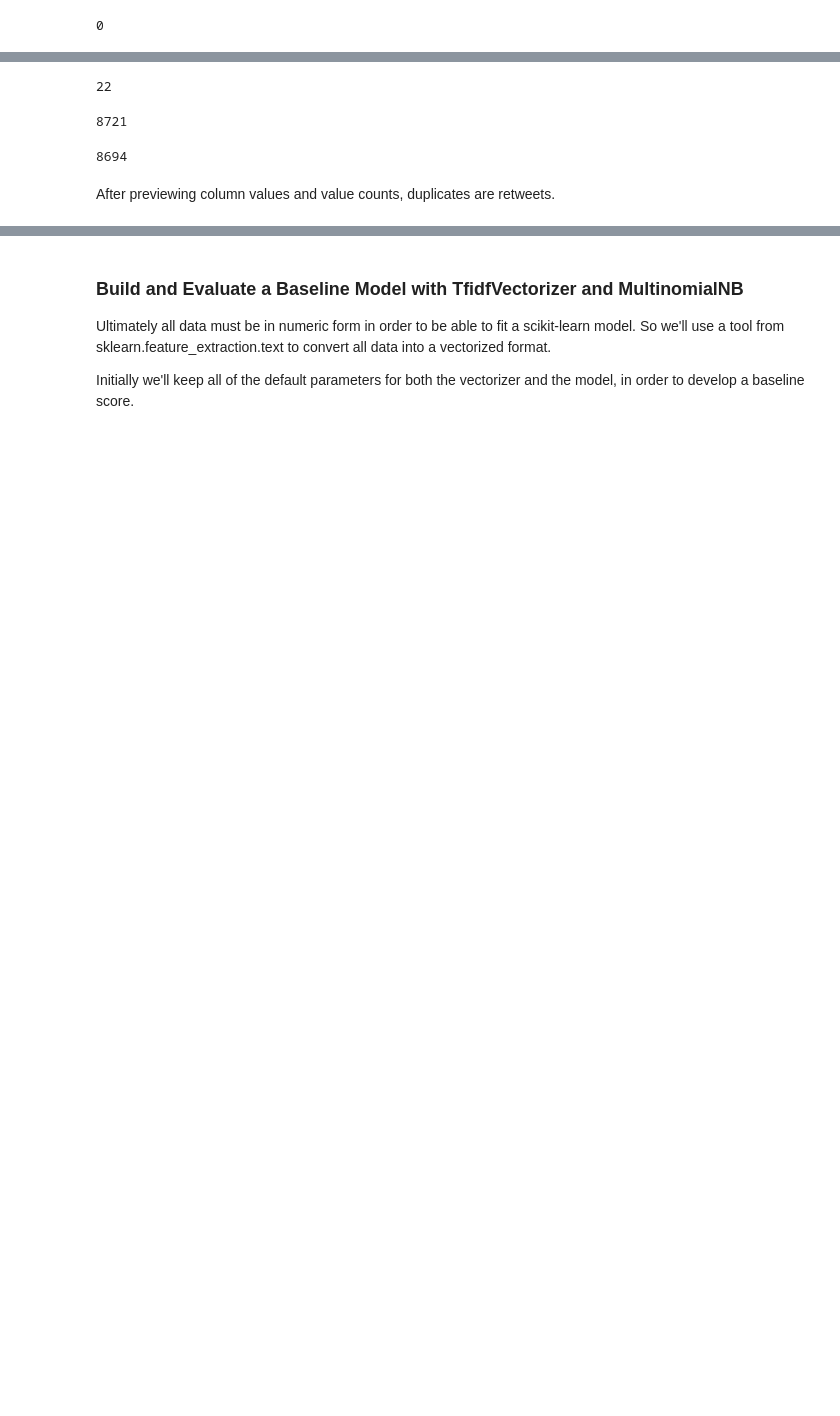
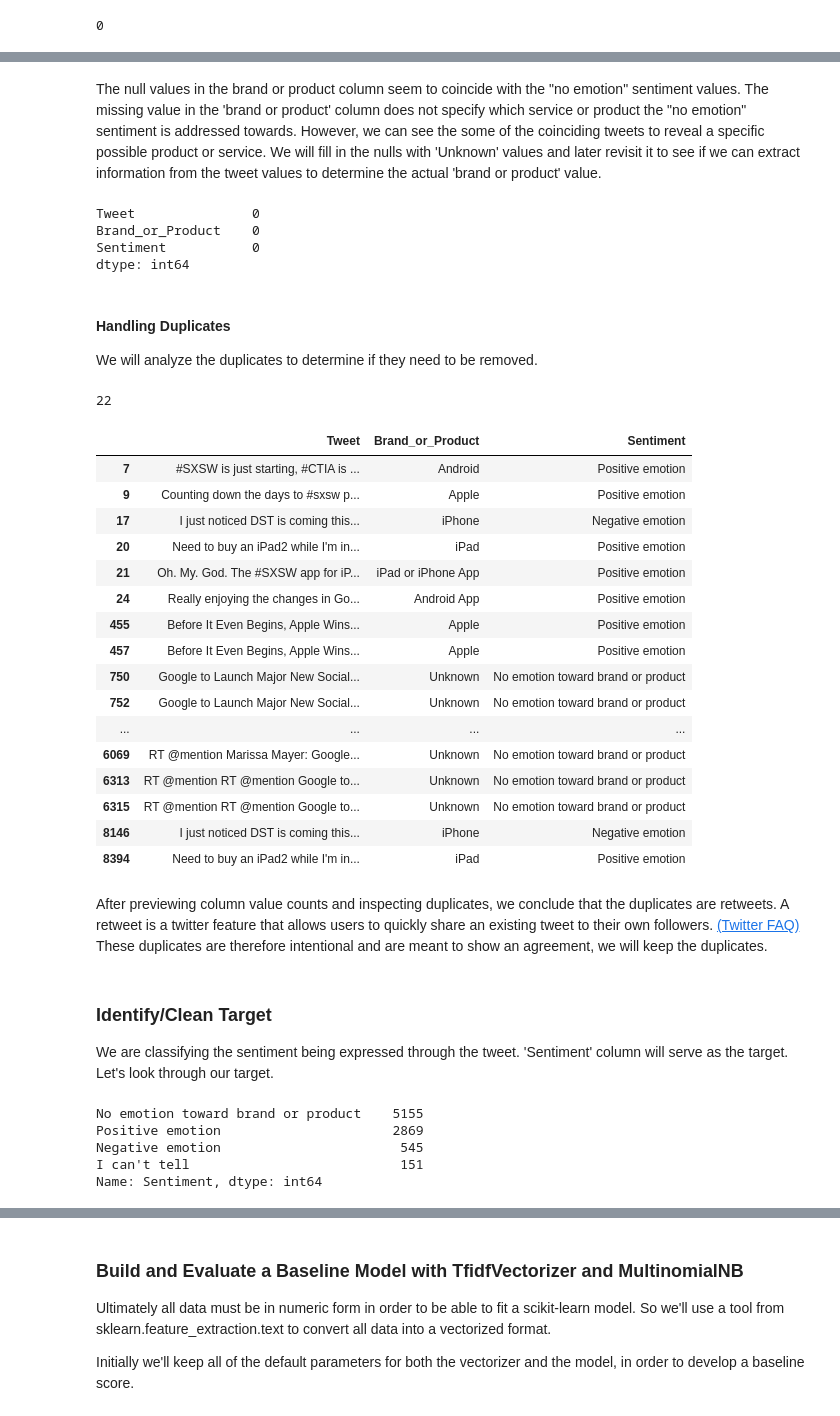
Before and after one commit to brdeleon/twitter_sentiment_analysis_nlp, a Jupyter notebook: Tweet_Sentiment_Analysis.ipynb, the cells around one changed output, grey strips where cells are left out. Drawn from its saved outputs; the diff is of its cells as text; code cells hidden in the pictures; blank space fills up the shorter version.

```diff
--- a/Tweet_Sentiment_Analysis.ipynb
+++ b/Tweet_Sentiment_Analysis.ipynb
@@ -150,15 +179,55 @@ Will need to address remaining null values later
+# %% [markdown]
+The null values in the brand or product column seem to coincide with the "no emotion" sentiment values. The missing value in the 'brand or product' column does not specify which service or product the "no emotion" sentiment is addressed towards. However, we can see the some of the coinciding tweets to reveal a specific possible product or service. We will fill in the nulls with 'Unknown' values and later revisit it to see if we can extract information from the tweet values to determine the actual 'brand or product' value.
+# %%
+# fill in 'brand or product' nulls with 'Unknown'
+df['Brand_or_Product'].fillna(value='Unknown', inplace=True)
+# confirming no remaining nulls
+df.isnull().sum()
+# %% [output]
+Tweet               0
+Brand_or_Product    0
+Sentiment           0
+dtype: int64
+# %% [markdown]
+#### Handling Duplicates
+We will analyze the duplicates to determine if they need to be removed.
 # %%
 # checking for duplicates
 df.duplicated().sum()
 # %% [output]
 22
-# %%
-# print length of 'Tweet' column
-print(len(df['Tweet']))
-# unique value count for 'Tweet' column
-len(df['Tweet'].unique())
-# %% [output]
-8721
-8694
-# %% [markdown]
-After previewing column values and value counts, duplicates are retweets.
+# %%
+# inspecting duplicate rows
+df.loc[df.duplicated(keep=False)]
+# %% [output]
+|  | Tweet | Brand_or_Product | Sentiment |
+| 7 | #SXSW is just starting, #CTIA is ... | Android | Positive emotion |
+| 9 | Counting down the days to #sxsw p... | Apple | Positive emotion |
+| 17 | I just noticed DST is coming this... | iPhone | Negative emotion |
+| 20 | Need to buy an iPad2 while I'm in... | iPad | Positive emotion |
+| 21 | Oh. My. God. The #SXSW app for iP... | iPad or iPhone App | Positive emotion |
+| 24 | Really enjoying the changes in Go... | Android App | Positive emotion |
+| 455 | Before It Even Begins, Apple Wins... | Apple | Positive emotion |
+| 457 | Before It Even Begins, Apple Wins... | Apple | Positive emotion |
+| 750 | Google to Launch Major New Social... | Unknown | No emotion toward brand or product |
+| 752 | Google to Launch Major New Social... | Unknown | No emotion toward brand or product |
+| ... | ... | ... | ... |
+| 6069 | RT @mention Marissa Mayer: Google... | Unknown | No emotion toward brand or product |
+| 6313 | RT @mention RT @mention Google to... | Unknown | No emotion toward brand or product |
+| 6315 | RT @mention RT @mention Google to... | Unknown | No emotion toward brand or product |
+| 8146 | I just noticed DST is coming this... | iPhone | Negative emotion |
+| 8394 | Need to buy an iPad2 while I'm in... | iPad | Positive emotion |
+# %% [markdown]
+After previewing column value counts and inspecting duplicates, we conclude that the duplicates are retweets. A retweet is a twitter feature that allows users to quickly share an existing tweet to their own followers. [(Twitter FAQ)](https://help.twitter.com/en/using-twitter/retweet-faqs#:~:text=A%20Retweet%20is%20a%20re,re%2Dposting%20someone%20else's%20content.) These duplicates are therefore intentional and are meant to show an agreement, we will keep the duplicates.
+# %% [markdown]
+### Identify/Clean Target
+We are classifying the sentiment being expressed through the tweet. 'Sentiment' column will serve as the target. Let's look through our target.
+# %%
+# inspecting 'Sentiment'
+df['Sentiment'].value_counts(dropna=False)
+# %% [output]
+No emotion toward brand or product    5155
+Positive emotion                      2869
+Negative emotion                       545
+I can't tell                           151
+Name: Sentiment, dtype: int64
```
Also changed, not shown: parts of 38 cells of this notebook.
